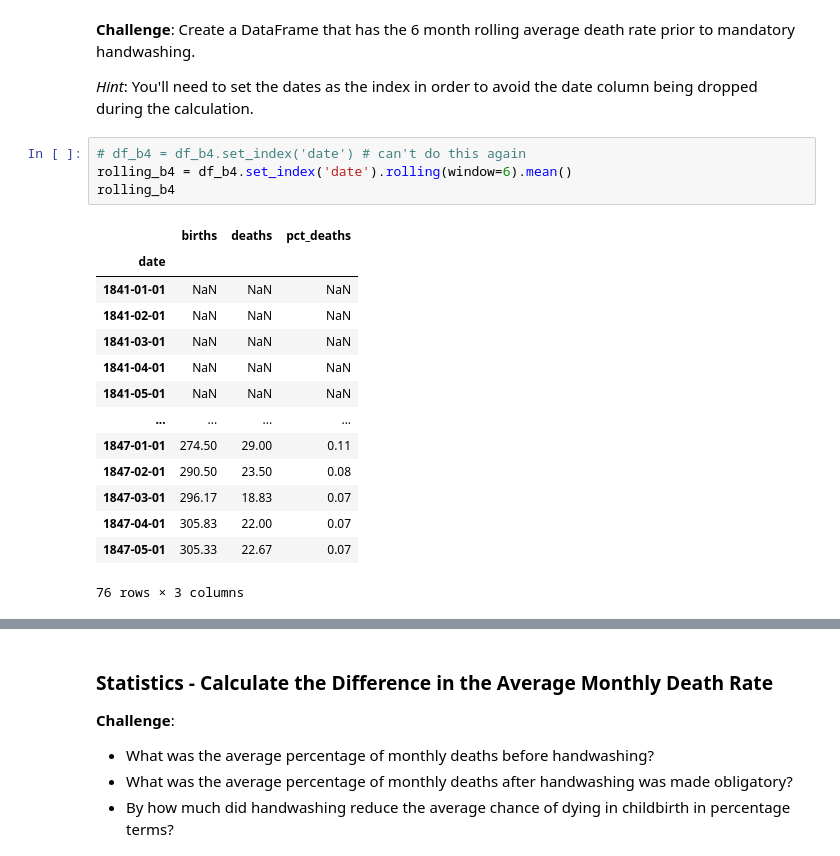
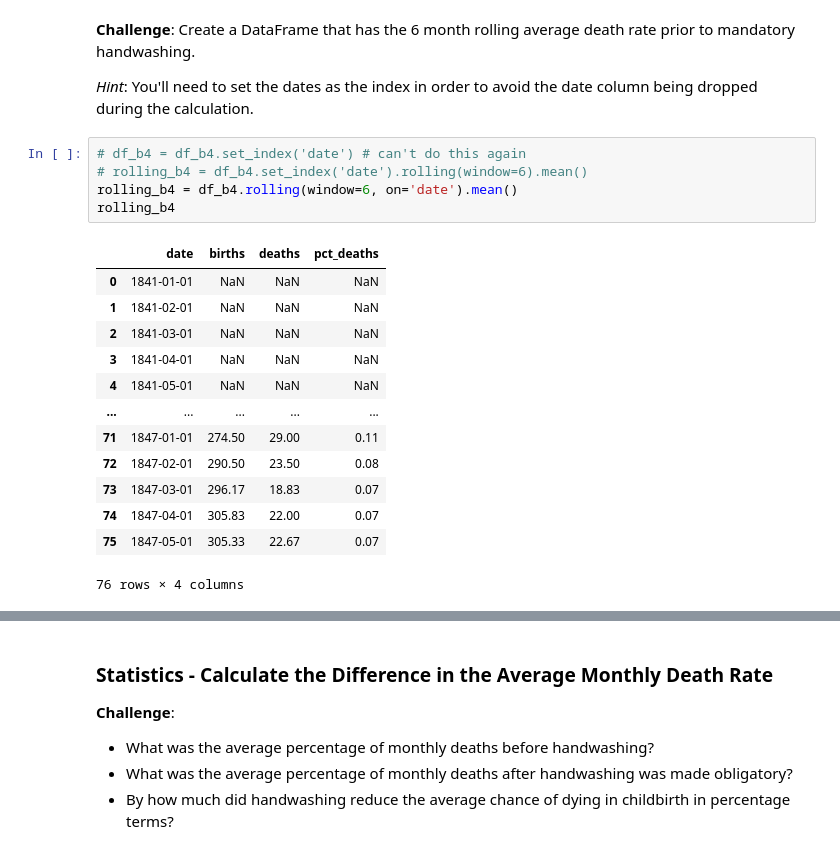
Before and after one commit to noah-clements/100Days-Python-Course, a Jupyter notebook: Dr+Semmelweis+Analysis/Dr_Semmelweis_Handwashing_Discovery.ipynb, the cells around one changed output, grey strips where cells are left out. Cells and saved outputs as stored; diff of their text form.

Commit message:
changed the rolling df - on=date

```diff
--- a/Dr+Semmelweis+Analysis/Dr_Semmelweis_Handwashing_Discovery.ipynb
+++ b/Dr+Semmelweis+Analysis/Dr_Semmelweis_Handwashing_Discovery.ipynb
@@ -293,23 +293,23 @@ The average maternal death rate after handwashing was 2.15%
 *Hint*: You'll need to set the dates as the index in order to avoid the date column being dropped during the calculation.
 # %%
 # df_b4 = df_b4.set_index('date') # can't do this again
-rolling_b4 = df_b4.set_index('date').rolling(window=6).mean()
+# rolling_b4 = df_b4.set_index('date').rolling(window=6).mean()
+rolling_b4 = df_b4.rolling(window=6, on='date').mean()
 rolling_b4
 # %% [output]
-|  | births | deaths | pct_deaths |
-| date |  |  |  |
-| 1841-01-01 | NaN | NaN | NaN |
-| 1841-02-01 | NaN | NaN | NaN |
-| 1841-03-01 | NaN | NaN | NaN |
-| 1841-04-01 | NaN | NaN | NaN |
-| 1841-05-01 | NaN | NaN | NaN |
-| ... | ... | ... | ... |
-| 1847-01-01 | 274.50 | 29.00 | 0.11 |
-| 1847-02-01 | 290.50 | 23.50 | 0.08 |
-| 1847-03-01 | 296.17 | 18.83 | 0.07 |
-| 1847-04-01 | 305.83 | 22.00 | 0.07 |
-| 1847-05-01 | 305.33 | 22.67 | 0.07 |
+|  | date | births | deaths | pct_deaths |
+| 0 | 1841-01-01 | NaN | NaN | NaN |
+| 1 | 1841-02-01 | NaN | NaN | NaN |
+| 2 | 1841-03-01 | NaN | NaN | NaN |
+| 3 | 1841-04-01 | NaN | NaN | NaN |
+| 4 | 1841-05-01 | NaN | NaN | NaN |
+| ... | ... | ... | ... | ... |
+| 71 | 1847-01-01 | 274.50 | 29.00 | 0.11 |
+| 72 | 1847-02-01 | 290.50 | 23.50 | 0.08 |
+| 73 | 1847-03-01 | 296.17 | 18.83 | 0.07 |
+| 74 | 1847-04-01 | 305.83 | 22.00 | 0.07 |
+| 75 | 1847-05-01 | 305.33 | 22.67 | 0.07 |
-76 rows × 3 columns
+76 rows × 4 columns
 # %% [markdown]
 ### Highlighting Subsections of a Line Chart
 
```
Also changed, not shown: parts of 1 cell of this notebook.
